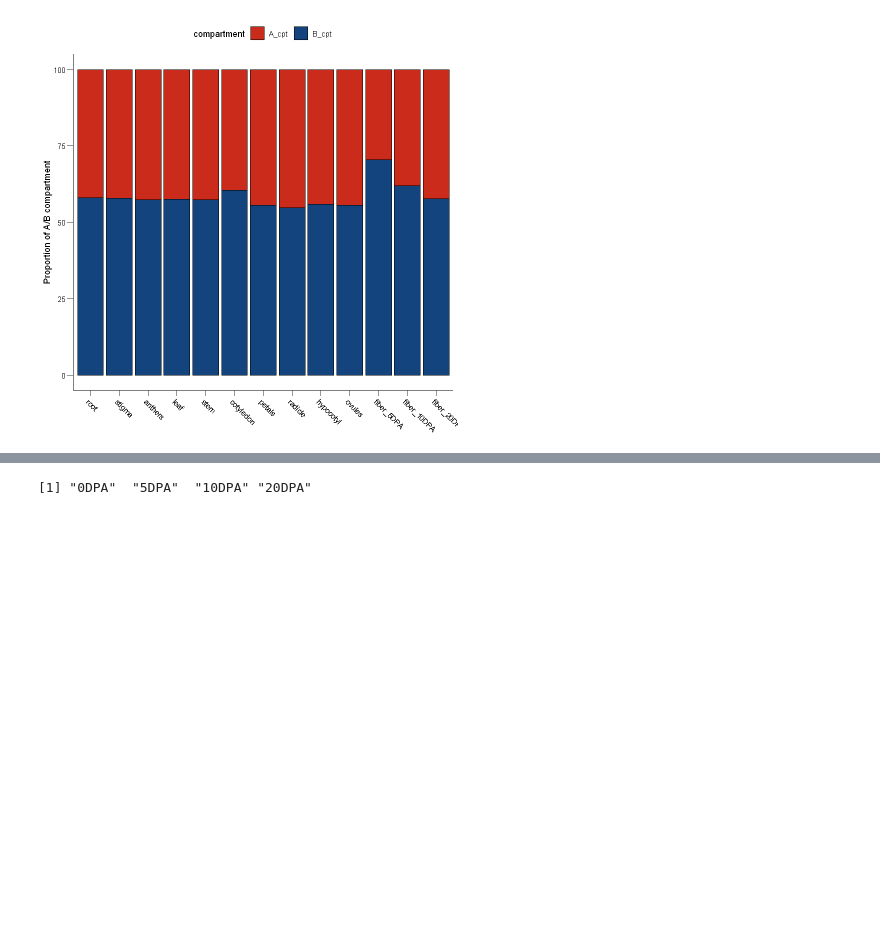
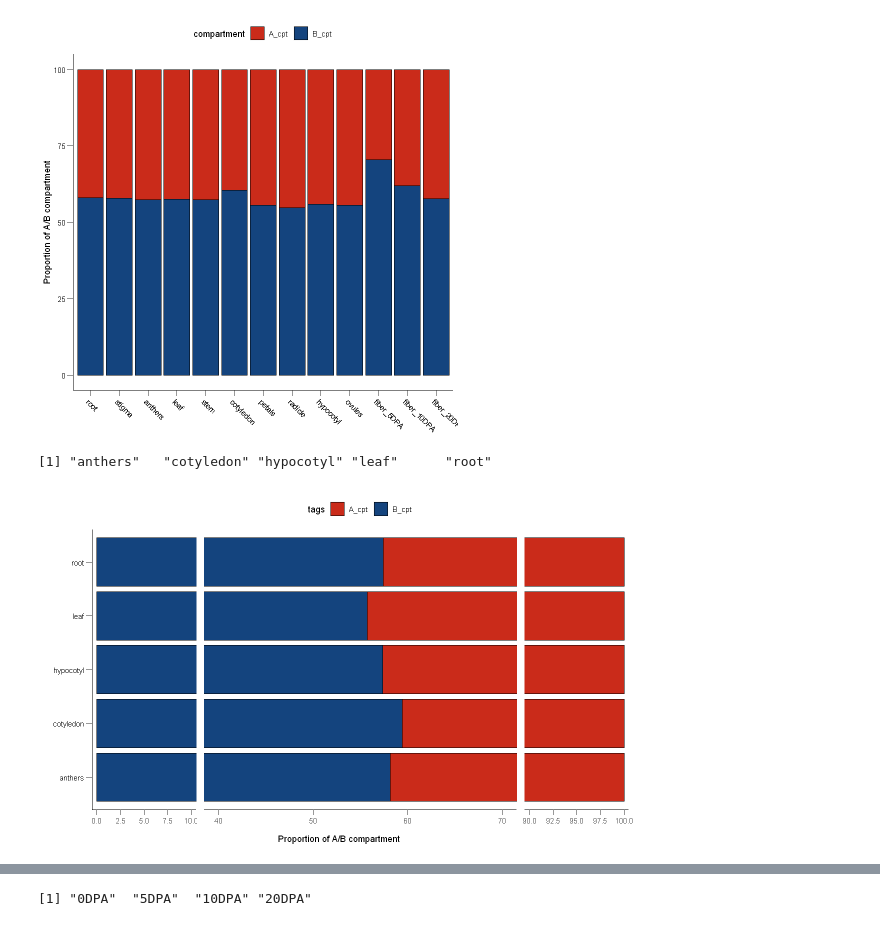
Before and after one commit to Nuturetree/VS_code_program, a Jupyter notebook: R/J668_multip_tissue/barplot.ipynb, the cells around one changed output, grey strips where cells are left out. Cells and saved outputs as stored; diff of their text form; code cells hidden in the pictures; blank space fills up the shorter version.

```diff
--- a/R/J668_multip_tissue/barplot.ipynb
+++ b/R/J668_multip_tissue/barplot.ipynb
@@ -54,3 +54,39 @@ ggsave(plot =fg, filename = 'all_samples_cpt_ration.pdf', height =3.5, width = 3
  [6] "cotyledon"   "petals"      "radicle"     "hypocotyl"   "ovules"
 [11] "fiber_5DPA"  "fiber_10DPA" "fiber_20DPA"
 [figure]
+# %%
+## 分析动态compartment 区间占比，合并的数据
+rm(list = ls())
+options(repr.plot.width=10,repr.plot.height=6)
+setwd('G:/Billfish/J668_multip_tissue_3D-genome/HiC/compartment/cworld/merge')
+library(ggplot2)
+library(ggpubr)
+library(ggbreak)
+df <- read.csv('all_samples_cpt_ration.txt', sep = '\t', header = T)
+# df <- within(df, samples <- factor(samples, levels = c("anthers", "leaf", "hypocotyl", "stem", "root", "radicle", "ovule", "fiber_5DPA", "fiber_10DPA", "fiber_20DPA", "petal", "stigma")))
+# with(df, levels(samples))
+df <- within(df, tissues <- factor(tissues, levels = c("anthers", "cotyledon", "hypocotyl", "leaf", "root")))
+with(df, levels(tissues))
+# df <- within(df, tags <- factor(tags, levels = c("B_cpt", "A_cpt")))
+# with(df, levels(tags))
+fg <- ggplot(df, aes(x=ratio*100, y=tissues, fill=tags)) +
+geom_bar(stat = "identity", position = "stack", color="black")+
+labs(x='Proportion of A/B compartment', y=NULL)+
+#facet_grid(.~days)+
+#coord_cartesian(ylim = c(0, 8)) +
+theme(panel.background = element_blank(),
+     panel.grid = element_blank(),
+     axis.line=element_line(linetype=1,color="black"),
+     legend.position='top',
+     #axis.text.x = element_text(angle = 315, hjust = 0, color='black'),
+     axis.text.y = element_text(color='black'),
+     axis.ticks.length = unit(0.25, 'cm')
+     )+
+scale_fill_manual(values=c('#CA2B1A','#14447E'))+
+scale_x_break(c(10,40))+
+scale_x_break(c(70,90))
+fg
+#ggsave(plot =fg, filename = 'all_samples_cpt_ration.pdf', height =3, width = 3.5)
+# %% [output]
+[1] "anthers"   "cotyledon" "hypocotyl" "leaf"      "root"
+[figure, added]
```
Also changed, not shown: parts of 16 cells of this notebook, 17 other files.
